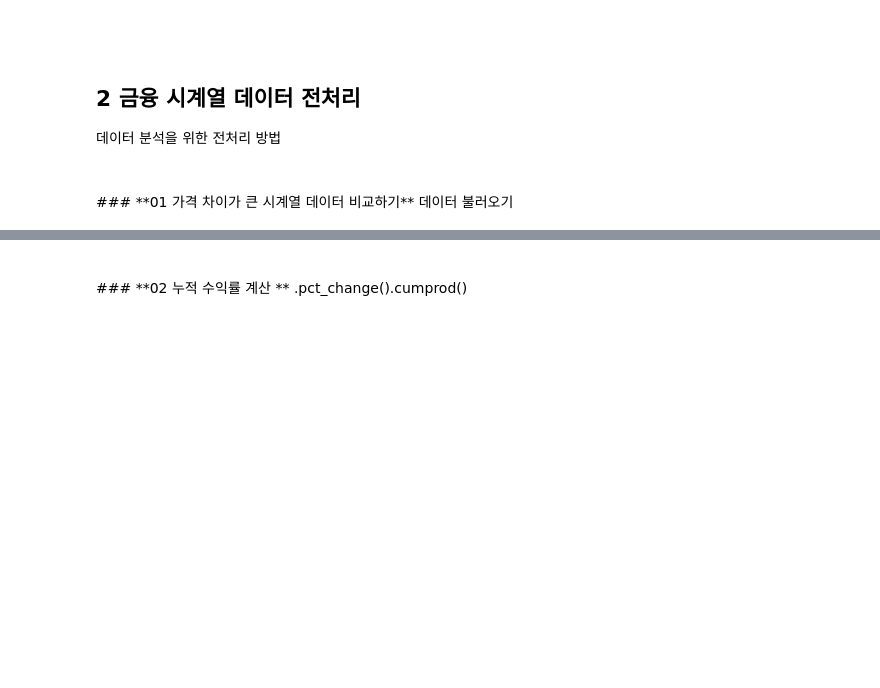
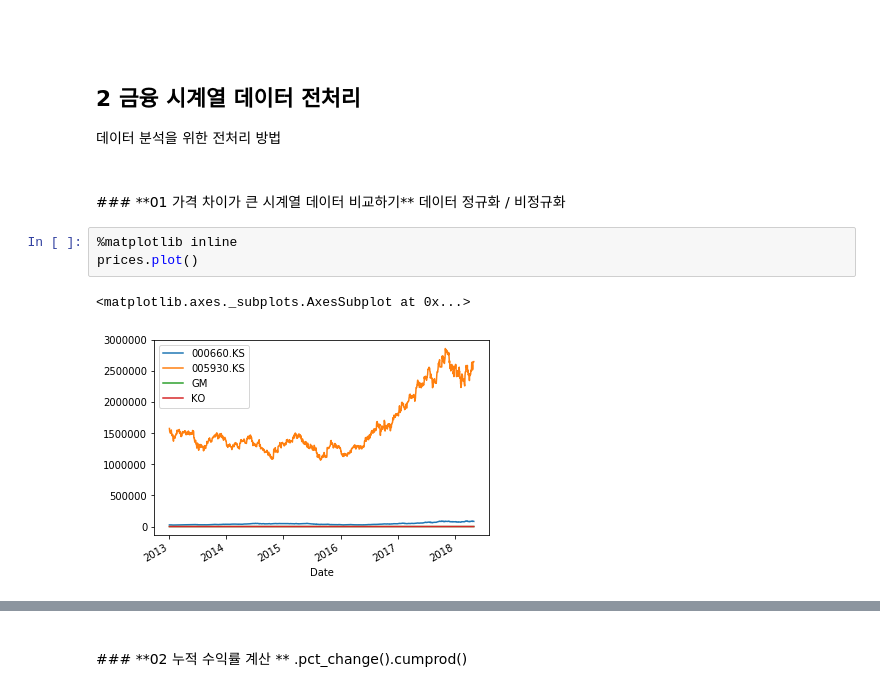
Before and after one commit to YongBeomKim/FinanceBasic2018, a Jupyter notebook: 05.Python_finance.ipynb, the cells around one changed output, grey strips where cells are left out. Saved outputs shown, nothing was run; the diff lists cells and outputs as text; blank space fills up the shorter version.

Commit message:
add plots

```diff
--- a/05.Python_finance.ipynb
+++ b/05.Python_finance.ipynb
@@ -77,4 +77,10 @@ pandas를 활용한 데이터 정렬 및 보간법
 # %% [markdown]
 <br>
 ### **01 가격 차이가 큰 시계열 데이터 비교하기**
-데이터 불러오기
+데이터 정규화 / 비정규화
+# %%
+%matplotlib inline
+prices.plot()
+# %% [output]
+<matplotlib.axes._subplots.AxesSubplot at 0x...>
+[figure, added]
```
Also changed, not shown: parts of 32 cells of this notebook, 1 other file.
